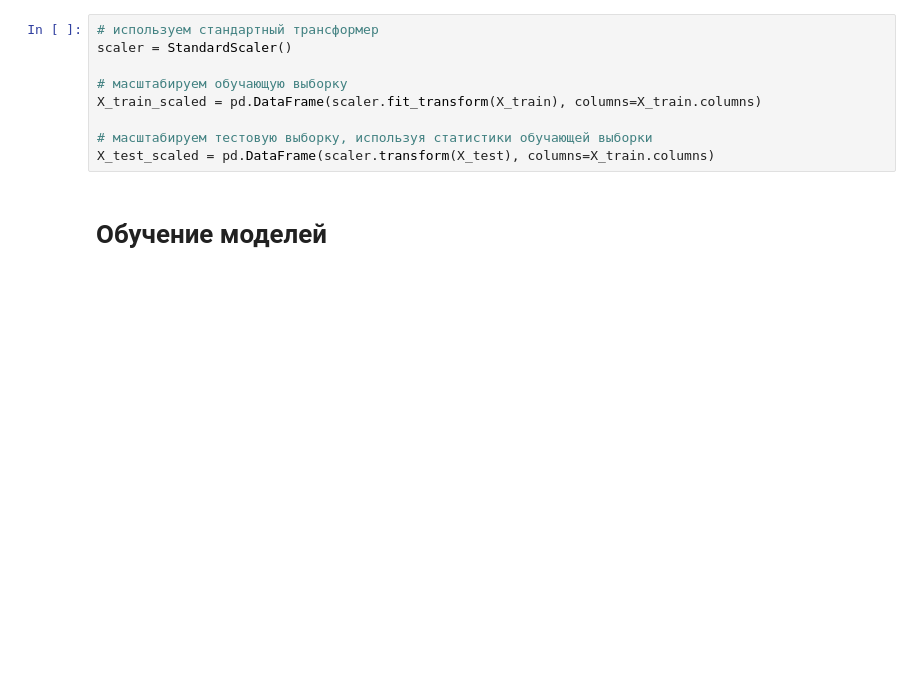
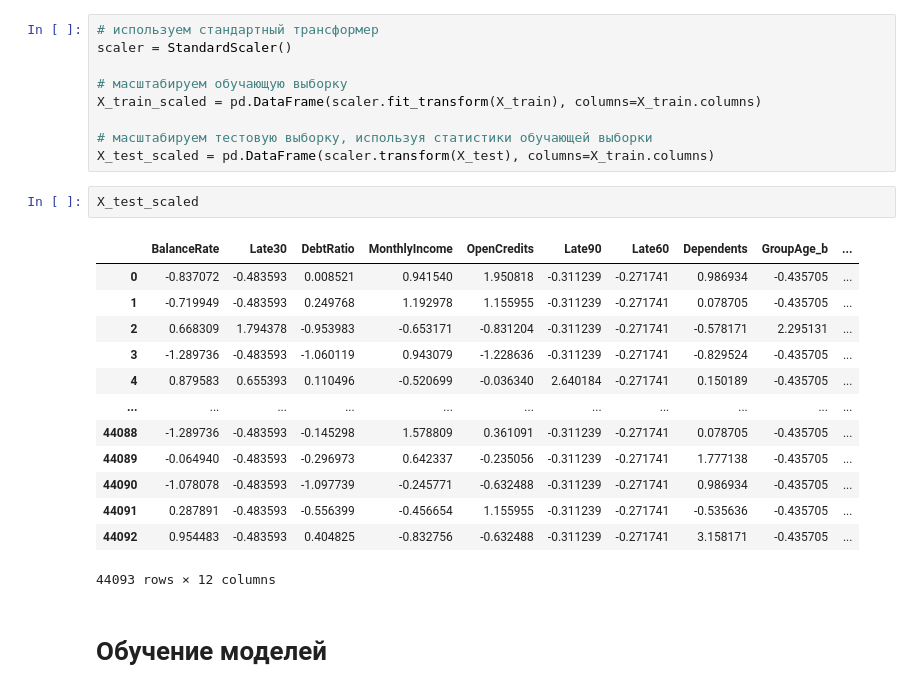
Before and after one commit to week8day/ML-prototype, a Jupyter notebook: ipynb/eda.ipynb, the cells around one changed output. Cells and saved outputs as stored; diff of their text form; blank space fills up the shorter version.

```diff
--- a/ipynb/eda.ipynb
+++ b/ipynb/eda.ipynb
@@ -530,6 +530,22 @@ X_train_scaled = pd.DataFrame(scaler.fit_transform(X_train), columns=X_train.col
 
 # масштабируем тестовую выборку, используя статистики обучающей выборки
 X_test_scaled = pd.DataFrame(scaler.transform(X_test), columns=X_train.columns)
+# %%
+X_test_scaled
+# %% [output]
+|  | BalanceRate | Late30 | DebtRatio | MonthlyIncome | OpenCredits | Late90 | Late60 | Dependents | GroupAge_b | ... |
+| 0 | -0.837072 | -0.483593 | 0.008521 | 0.941540 | 1.950818 | -0.311239 | -0.271741 | 0.986934 | -0.435705 | ... |
+| 1 | -0.719949 | -0.483593 | 0.249768 | 1.192978 | 1.155955 | -0.311239 | -0.271741 | 0.078705 | -0.435705 | ... |
+| 2 | 0.668309 | 1.794378 | -0.953983 | -0.653171 | -0.831204 | -0.311239 | -0.271741 | -0.578171 | 2.295131 | ... |
+| 3 | -1.289736 | -0.483593 | -1.060119 | 0.943079 | -1.228636 | -0.311239 | -0.271741 | -0.829524 | -0.435705 | ... |
+| 4 | 0.879583 | 0.655393 | 0.110496 | -0.520699 | -0.036340 | 2.640184 | -0.271741 | 0.150189 | -0.435705 | ... |
+| ... | ... | ... | ... | ... | ... | ... | ... | ... | ... | ... |
+| 44088 | -1.289736 | -0.483593 | -0.145298 | 1.578809 | 0.361091 | -0.311239 | -0.271741 | 0.078705 | -0.435705 | ... |
+| 44089 | -0.064940 | -0.483593 | -0.296973 | 0.642337 | -0.235056 | -0.311239 | -0.271741 | 1.777138 | -0.435705 | ... |
+| 44090 | -1.078078 | -0.483593 | -1.097739 | -0.245771 | -0.632488 | -0.311239 | -0.271741 | 0.986934 | -0.435705 | ... |
+| 44091 | 0.287891 | -0.483593 | -0.556399 | -0.456654 | 1.155955 | -0.311239 | -0.271741 | -0.535636 | -0.435705 | ... |
+| 44092 | 0.954483 | -0.483593 | 0.404825 | -0.832756 | -0.632488 | -0.311239 | -0.271741 | 3.158171 | -0.435705 | ... |
+44093 rows × 12 columns
 # %% [markdown]
 # Обучение моделей
 # %% [markdown]
```
Also changed, not shown: parts of 6 cells of this notebook, 6 other files.
